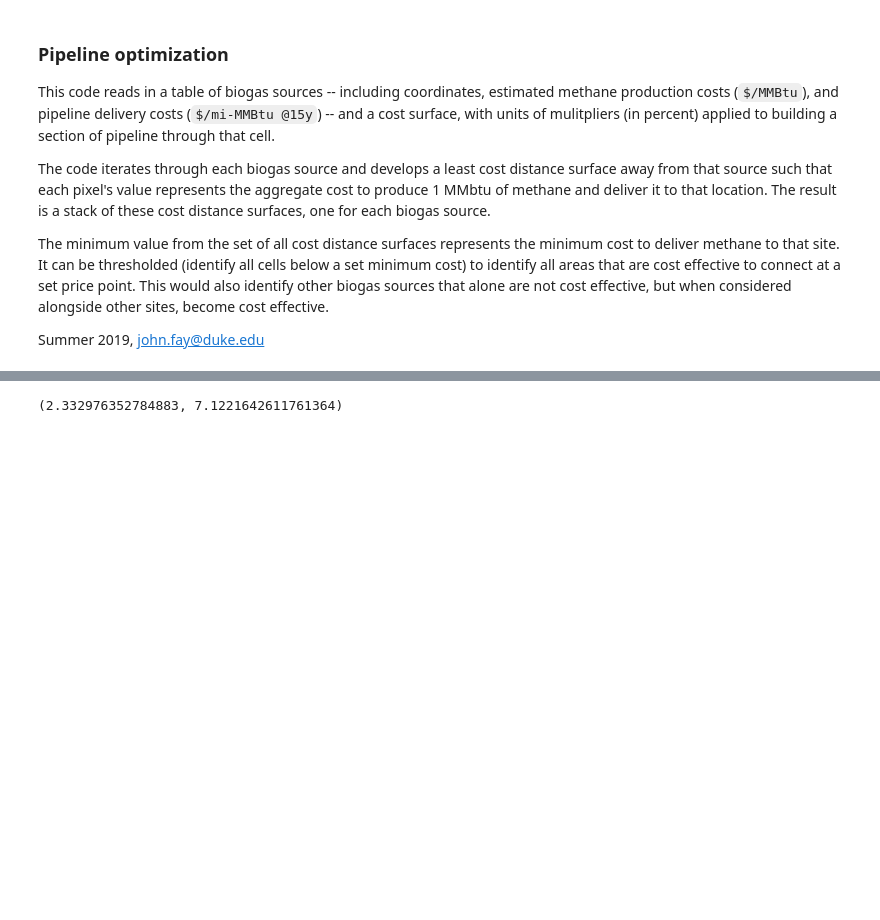
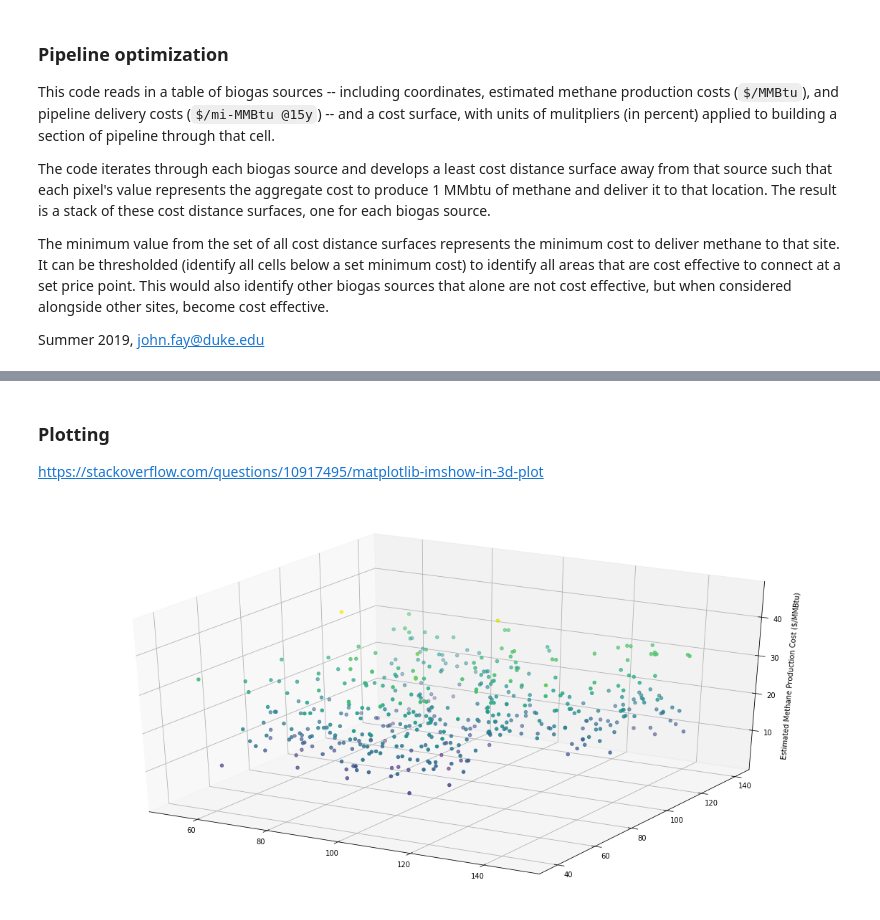
Before and after one commit to ENV859/BioGas_optimization, a Jupyter notebook: scripts/Cost-shedsCalculations.ipynb, the cells around one changed output, grey strips where cells are left out. Saved outputs shown, nothing was run; the diff lists cells and outputs as text; code cells hidden in the pictures; blank space fills up the shorter version.

```diff
--- a/scripts/Cost-shedsCalculations.ipynb
+++ b/scripts/Cost-shedsCalculations.ipynb
@@ -36,4 +37,0 @@ arrMin = np.amin(arrStack,axis=0)
-# %%
-arrMin.min(),arrMin.max()
-# %% [output]
-(2.332976352784883, 7.1221642611761364)
@@ -39,0 +41,3 @@ arrMin.min(),arrMin.max()
+# %% [markdown]
+### Plotting
+https://stackoverflow.com/questions/10917495/matplotlib-imshow-in-3d-plot
@@ -44 +56,18 @@ lnorm = cm.colors.Normalize(2,4)
 cmap = cm.PRGn
+# %%
+#Build 3d array of base cost values
+
+#Set the axis values
+xValues = gdfBG['xOffset'] #X offsets
+yValues = gdfBG['yOffset'] #Y offsets
+zValues = gdfBG['Estimated'] #Production costs
+
+#Construct the figure
+fig = plt.figure(1,figsize=(20,10))
+ax = fig.add_subplot(111, projection='3d')
+ax.scatter3D(xValues,yValues,zValues,c=zValues);
+#ax.set_xlabel("Longitude")
+#ax.set_ylabel("Latitude")
+ax.set_zlabel("Estimated Methane Production Cost ($/MMBtu)");
+# %% [output]
+[figure, added]
```
Also changed, not shown: parts of 15 cells of this notebook, 3 other files.
